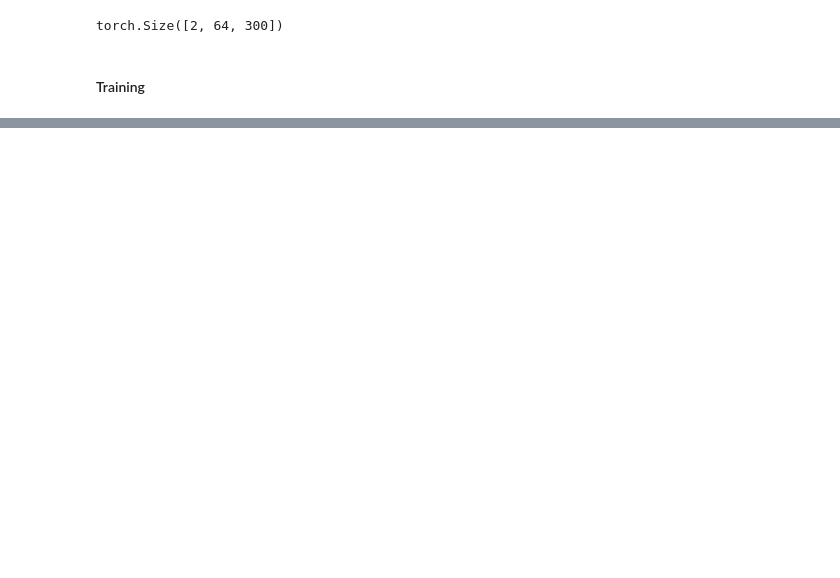
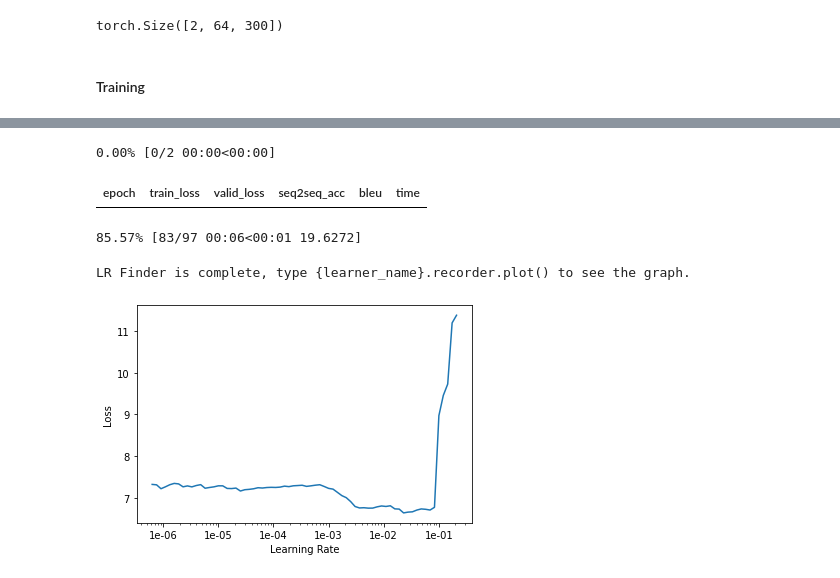
Before and after one commit to deep1401/Ablation-Analysis-of-Seq2Seq-Models-and-Vanilla-Transformers-for-Spanish-to-English-Translation, a Jupyter notebook: Neural_Machine_Translation.ipynb, the cells around one changed output, grey strips where cells are left out. Drawn from its saved outputs; the diff is of its cells as text; code cells hidden in the pictures; blank space fills up the shorter version.

```diff
--- a/Neural_Machine_Translation.ipynb
+++ b/Neural_Machine_Translation.ipynb
@@ -372,0 +391,8 @@ learn.fit_one_cycle(4,1e-3)
+# %%
+def get_grams(x, n, max_n=5000):
+  return x if n==1 else [NGram(x[i:i+n], max_n=max_n) for i in range(len(x)-n+1)]
+# %%
+def get_correct_ngrams(pred, targ, n, max_n=5000):
+    pred_grams,targ_grams = get_grams(pred, n, max_n=max_n),get_grams(targ, n, max_n=max_n)
+    pred_cnt,targ_cnt = Counter(pred_grams),Counter(targ_grams)
+    return sum([min(c, targ_cnt[g]) for g,c in pred_cnt.items()]),len(pred_grams)
@@ -372,0 +403,24 @@ learn.fit_one_cycle(4,1e-3)
+# %%
+class CorpusBleu(Callback):
+  def __init__(self, vocab_sz):
+    self.vocab_sz = vocab_sz
+    self.name = 'bleu'
+
+  def on_epoch_begin(self, **kwargs):
+    self.pred_len, self.targ_len, self.corrects, self.counts = 0, 0, [0]*4, [0]*4
+
+  def on_batch_end(self, last_output, last_target, **kwargs):
+    last_output = last_output.argmax(dim=-1)
+    for pred, targ in zip(last_output.cpu().numpy(), last_target.cpu().numpy()):
+      self.pred_len += len(pred)
+      self.targ_len += len(targ)
+      for i in range(4):     # Get max quad grams (or whatever they call ngrams of length 4)
+        c,t = get_correct_ngrams(pred, targ, i+1, max_n=self.vocab_sz)
+        self.corrects[i] += c
+        self.counts[i] += t
+
+  def on_epoch_end(self, last_metrics, **kwargs):
+    precs = [c/t for c,t in zip(self.corrects, self.counts)]
+    len_penalty = exp(1 - self.targ_len/self.pred_len) if self.pred_len < self.targ_len else 1
+    bleu = len_penalty * ((precs[0]*precs[1]*precs[2]*precs[3]) ** 0.25)
+    return add_metrics(last_metrics, bleu)
@@ -372,0 +429,11 @@ learn.fit_one_cycle(4,1e-3)
+# %%
+learn = Learner(data, rnn, loss_func=seq2seqloss, metrics=[seq2seq_acc, CorpusBleu(len(data.y.vocab.itos))])
+# %%
+learn.lr_find()
+learn.recorder.plot()
+# %% [output]
+0.00% [0/2 00:00<00:00]
+| epoch | train_loss | valid_loss | seq2seq_acc | bleu | time |
+85.57% [83/97 00:06<00:01 19.6272]
+LR Finder is complete, type {learner_name}.recorder.plot() to see the graph.
+[figure, added]
```
Also changed, not shown: parts of 37 cells of this notebook.
